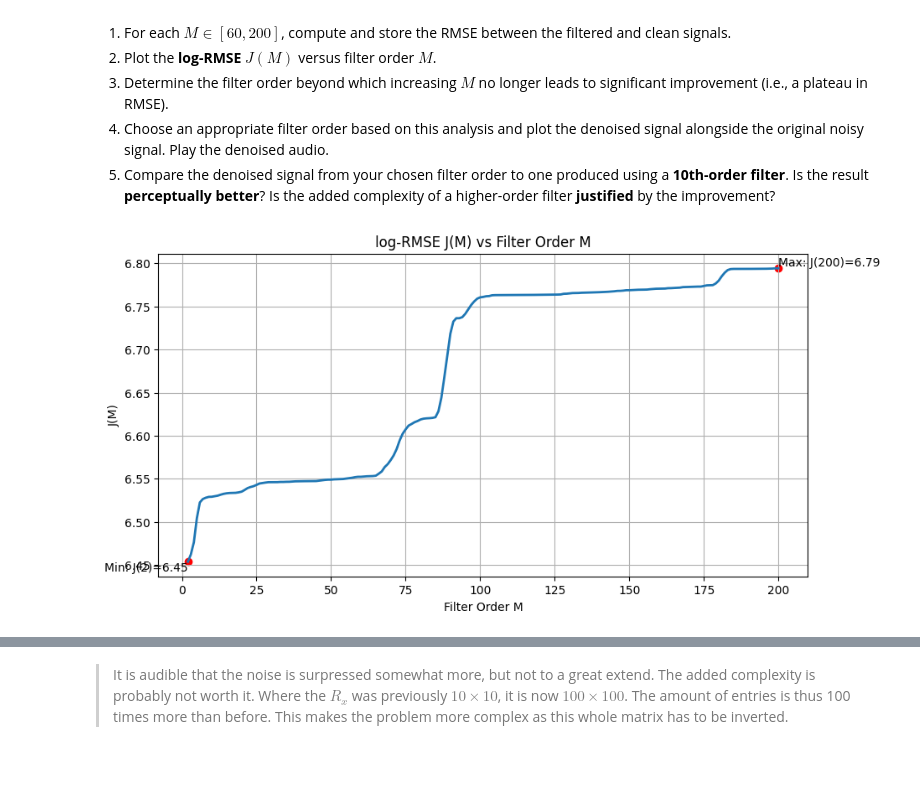
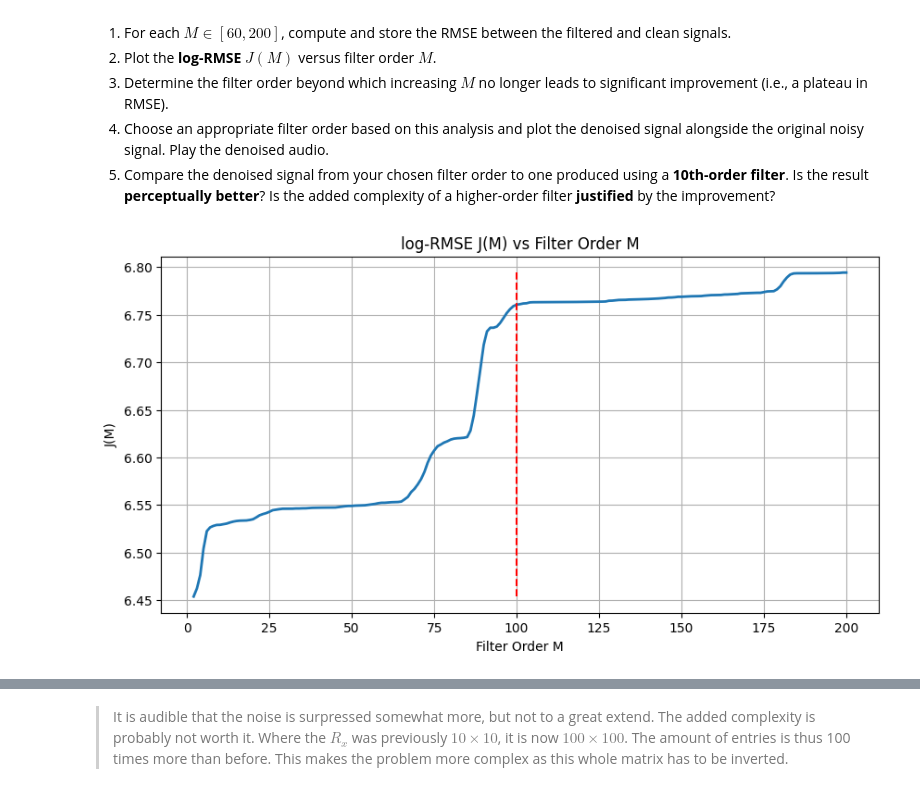
Before and after one commit to larsvantol/Statistical-Signal-Processing, a Jupyter notebook: SC42150_SSP_2025_Assignment.ipynb, the cells around one changed output, grey strips where cells are left out. Drawn from its saved outputs; the diff is of its cells as text; code cells hidden in the pictures; blank space fills up the shorter version.

```diff
--- a/SC42150_SSP_2025_Assignment.ipynb
+++ b/SC42150_SSP_2025_Assignment.ipynb
@@ -785,32 +785,27 @@ Where:
 # %%
 def J(m):
     # J(M) = \log\left( \sqrt{\mathbb{E}\left[\,|e(n; M)|^2\,\right]} \right)
     # e = d - d_hat
     denoised_signals = denoise(data_noised[0], data_auto_corr[0], data_cross_corr[0], m)
     error_signal = data_noised[0] - denoised_signals
     return np.log(np.sqrt(np.mean(np.square(error_signal))))
 
 J_values = []
 for m in range(2,201):
     J_values.append(J(m))
 
-max_j = np.max(J_values)
-min_j = np.min(J_values)
-max_j_idx = J_values.index(max_j) + 2
-min_j_idx = J_values.index(min_j) + 2
+
 
 plt.figure(figsize=(10, 5))
-plt.plot(range(2,201), J_values, lw=2)
-plt.scatter([max_j_idx, min_j_idx], [max_j, min_j], color='red')
-plt.text(max_j_idx, max_j, f'Max: J({max_j_idx})={max_j:.2f}', fontsize=10, ha='left', va='bottom')
-plt.text(min_j_idx, min_j, f'Min: J({min_j_idx})={min_j:.2f}', fontsize=10, ha='right', va='top')
+plt.plot(range(2,201), J_values, lw=2, label='J(M)')
+plt.vlines(100, np.min(J_values), np.max(J_values), color='red', linestyle='--', label='M=100')
 plt.xlabel('Filter Order M')
 plt.ylabel('J(M)')
 plt.title('log-RMSE J(M) vs Filter Order M')
 plt.grid()
 plt.show()
 # %% [output]
-[figure, old version]
+[figure, new version]
 # %%
 m_optimal = 100
 
```
